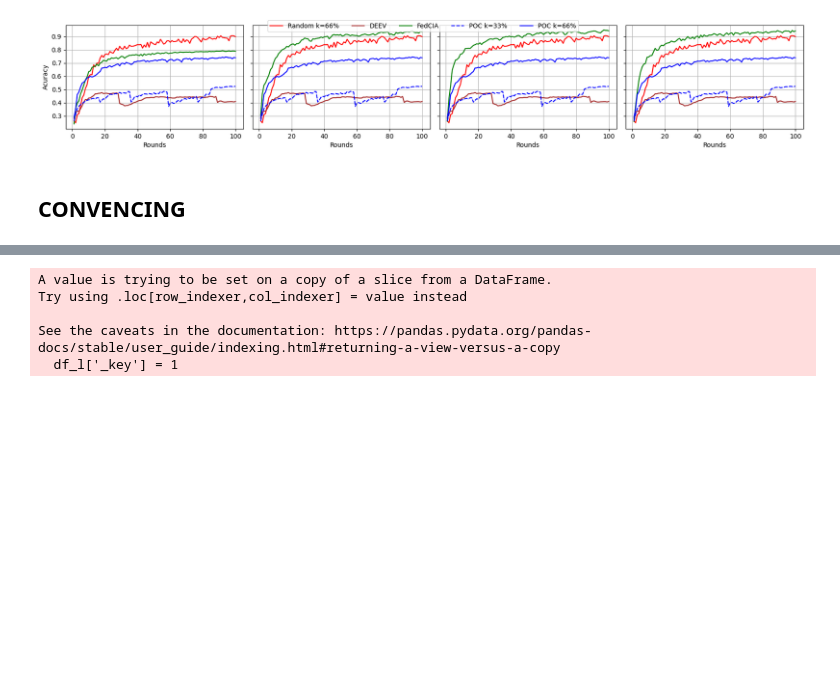
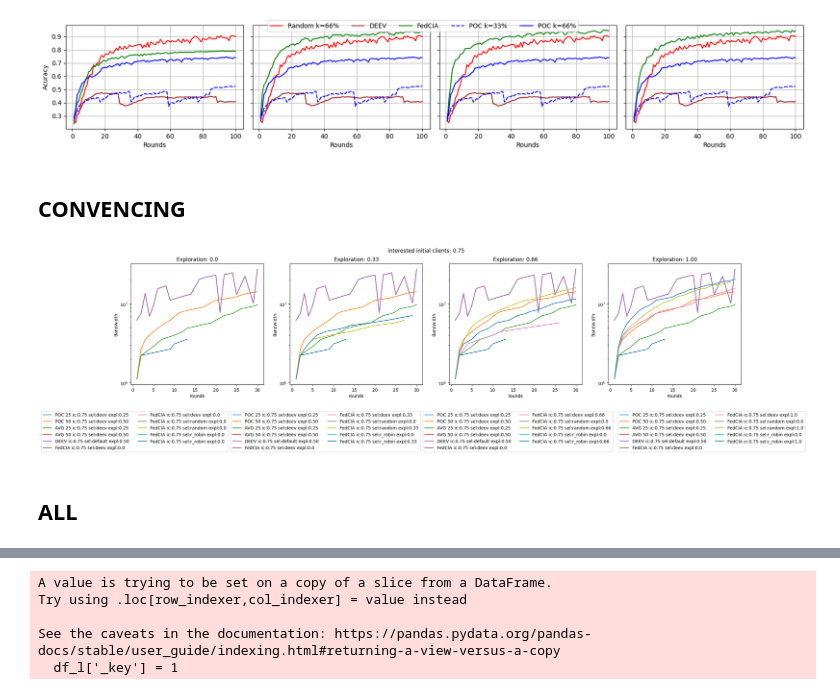
Before and after one commit to rafaeloj/LetsFed, a Jupyter notebook: plots.ipynb, the cells around one changed output, grey strips where cells are left out. Cells and saved outputs as stored; diff of their text form; code cells hidden in the pictures; blank space fills up the shorter version.

```diff
--- a/plots.ipynb
+++ b/plots.ipynb
@@ -319,6 +381,76 @@ fig_0_75.show()
 [figure]
 # %% [markdown]
 ## CONVENCING
+# %%
+fig_1, ax_acc = plt.subplots(1,4, figsize=(25,5))
+fig_2, ax_bw = plt.subplots(1,4, figsize=(25,5))
+fig_1.suptitle("interested initial clients: 0.75")
+fig_2.suptitle("interested initial clients: 0.75")
+for conf in the_configs:
+    filtered_data = filter_dataframe(client_data, conf)
+    # print(conf.getfloat('exploration'))
+    if conf.getfloat('exploration') == 0.00:
+        sns.lineplot(ax=ax_acc[0], x='rounds', y='g_eval_acc', data=filtered_data, label=f'{conf.name}', errorbar=('ci', False))
+        filtered_data = filtered_data.loc[(filtered_data['is_selected'] == True ) & (filtered_data['old_dynamic_engagement'] == False)]
+        sns.lineplot(ax=ax_bw[0], x='rounds', y=filtered_data['size'].cumsum(), data=filtered_data, label=f'{conf.name}', errorbar=('ci', False))
+    if conf.getfloat('exploration') == 0.33:
+        sns.lineplot(ax=ax_acc[1], x='rounds', y='g_eval_acc', data=filtered_data, label=f'{conf.name}', errorbar=('ci', False))
+        filtered_data = filtered_data.loc[(filtered_data['is_selected'] == True ) & (filtered_data['old_dynamic_engagement'] == False)]
+        sns.lineplot(ax=ax_bw[1], x='rounds', y=filtered_data['size'].cumsum(), data=filtered_data, label=f'{conf.name}', errorbar=('ci', False))
+    elif conf.getfloat('exploration') == 0.66:
+        sns.lineplot(ax=ax_acc[2], x='rounds', y='g_eval_acc', data=filtered_data, label=f'{conf.name}', errorbar=('ci', False))
+        filtered_data = filtered_data.loc[(filtered_data['is_selected'] == True ) & (filtered_data['old_dynamic_engagement'] == False)]
+        sns.lineplot(ax=ax_bw[2], x='rounds', y=filtered_data['size'].cumsum(), data=filtered_data, label=f'{conf.name}', errorbar=('ci', False))
+    elif conf.getfloat('exploration') == 1.00:
+        sns.lineplot(ax=ax_acc[3], x='rounds', y='g_eval_acc', data=filtered_data, label=f'{conf.name}', errorbar=('ci', False))
+        filtered_data = filtered_data.loc[(filtered_data['is_selected'] == True ) & (filtered_data['old_dynamic_engagement'] == False)]
+        sns.lineplot(ax=ax_bw[3], x='rounds', y=filtered_data['size'].cumsum(), data=filtered_data, label=f'{conf.name}', errorbar=('ci', False))
+    else:
+        sns.lineplot(ax=ax_acc[0], x='rounds', y='g_eval_acc', data=filtered_data, label=f'{conf.name}', errorbar=('ci', False))
+        sns.lineplot(ax=ax_acc[1], x='rounds', y='g_eval_acc', data=filtered_data, label=f'{conf.name}', errorbar=('ci', False))
+        sns.lineplot(ax=ax_acc[2], x='rounds', y='g_eval_acc', data=filtered_data, label=f'{conf.name}', errorbar=('ci', False))
+        sns.lineplot(ax=ax_acc[3], x='rounds', y='g_eval_acc', data=filtered_data, label=f'{conf.name}', errorbar=('ci', False))
+        filtered_data = filtered_data.loc[(filtered_data['is_selected'] == True ) & (filtered_data['old_dynamic_engagement'] == False)]
+        sns.lineplot(ax=ax_bw[0], x='rounds', y=filtered_data['size'].cumsum(), data=filtered_data, label=f'{conf.name}', errorbar=('ci', False))
+        sns.lineplot(ax=ax_bw[1], x='rounds', y=filtered_data['size'].cumsum(), data=filtered_data, label=f'{conf.name}', errorbar=('ci', False))
+        sns.lineplot(ax=ax_bw[2], x='rounds', y=filtered_data['size'].cumsum(), data=filtered_data, label=f'{conf.name}', errorbar=('ci', False))
+        sns.lineplot(ax=ax_bw[3], x='rounds', y=filtered_data['size'].cumsum(), data=filtered_data, label=f'{conf.name}', errorbar=('ci', False))
+
+ax_acc[0].set_title("Exploration: 0.0")
+ax_acc[0].legend(bbox_to_anchor=(0.75,-0.2), ncol=2)
+ax_acc[0].set_ylim(0,1)
+ax_acc[1].set_title("Exploration: 0.33")
+ax_acc[1].legend(bbox_to_anchor=(1, -0.2), ncol=2)
+ax_acc[1].set_ylim(0,1)
+ax_acc[2].legend(bbox_to_anchor=(1.25, -0.2), ncol=2)
+ax_acc[2].set_title("Exploration: 0.66")
+ax_acc[2].set_ylim(0,1)
+
+ax_acc[3].legend(bbox_to_anchor=(1.50, -0.2), ncol=2)
+ax_acc[3].set_title("Exploration: 1.0")
+ax_acc[3].set_ylim(0,1)
+
+ax_bw[0].set_title("Exploration: 0.0")
+ax_bw[0].legend(bbox_to_anchor=(0.75,-0.2), ncol=2)
+ax_bw[1].set_title("Exploration: 0.33")
+ax_bw[1].legend(bbox_to_anchor=(1., -0.2), ncol=2)
+ax_bw[2].set_title("Exploration: 0.66")
+ax_bw[2].legend(bbox_to_anchor=(1.25, -0.2), ncol=2)
+ax_bw[3].set_title("Exploration: 1.00")
+ax_bw[3].legend(bbox_to_anchor=(1.50, -0.2), ncol=2)
+ax_bw[0].set_ylabel("Bandwidth")
+ax_bw[0].set_yscale("log")
+ax_bw[1].set_ylabel("Bandwidth")
+ax_bw[1].set_yscale("log")
+ax_bw[2].set_ylabel("Bandwidth")
+ax_bw[2].set_yscale("log")
+
+ax_bw[3].set_ylabel("Bandwidth")
+ax_bw[3].set_yscale("log")
+# %% [output]
+[figure, added]
+# %% [markdown]
+## ALL
 # %%
 server_data.head()
 # %% [output]
```
Also changed, not shown: parts of 4 cells of this notebook, 21 other files.
